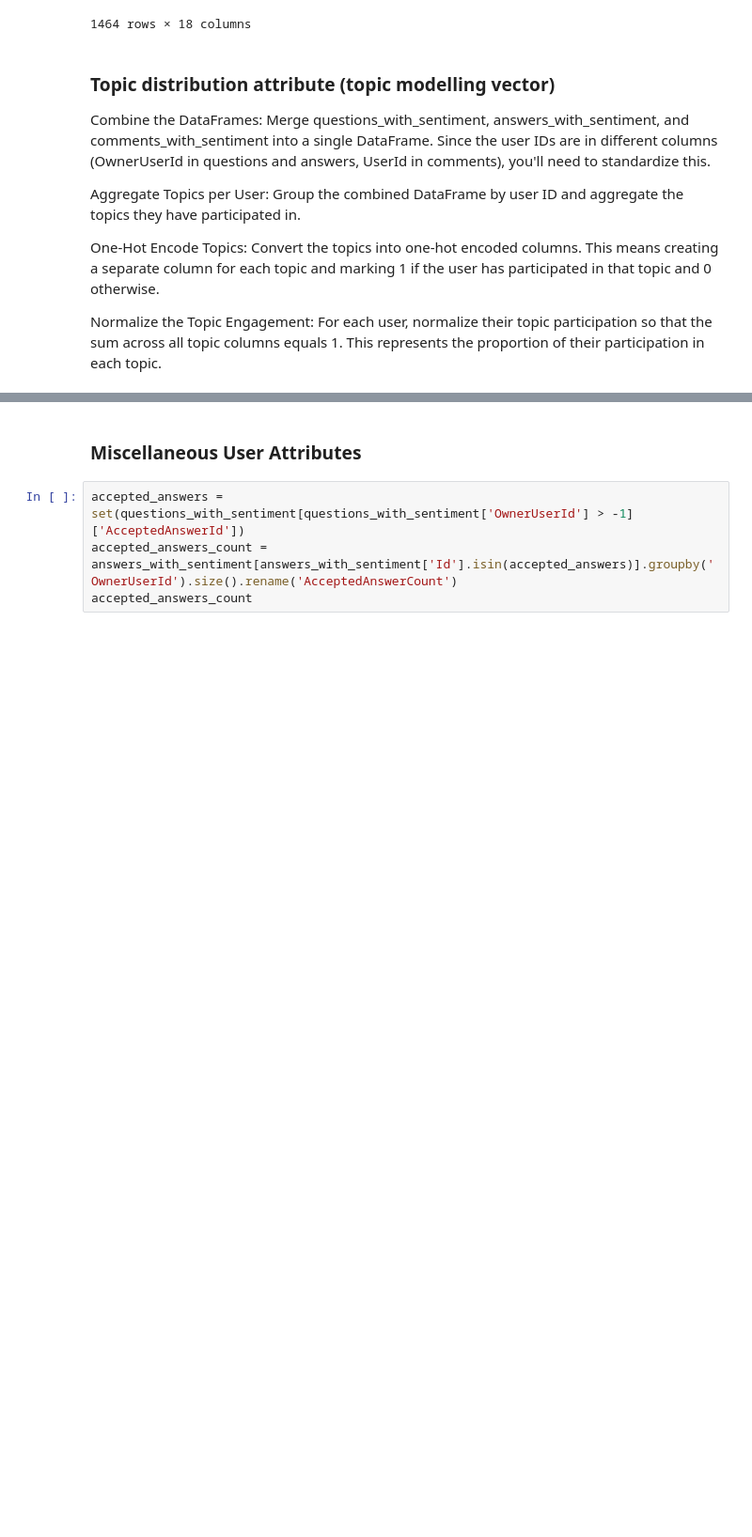
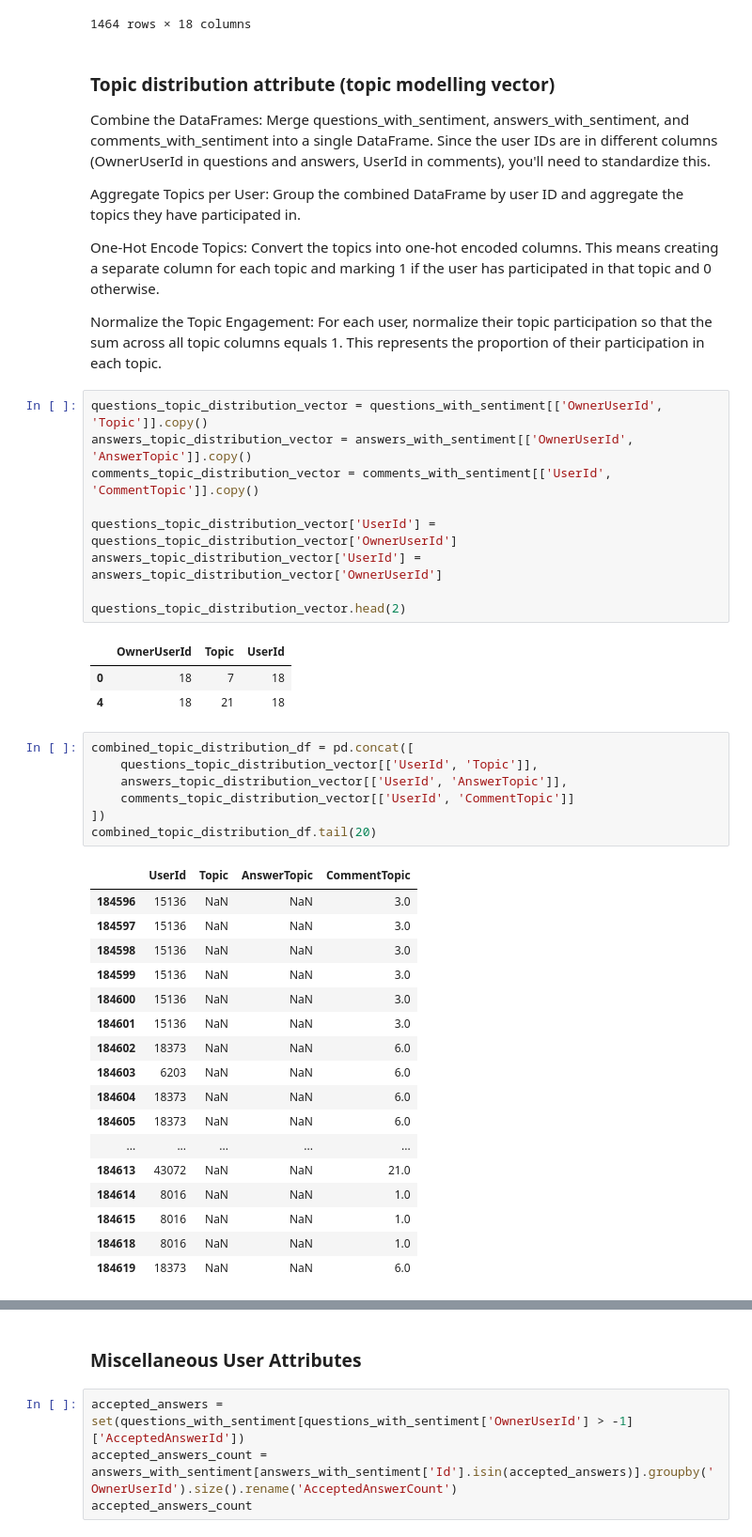
Before and after one commit to pierrehogenhaug/stackexchange_politics, a Jupyter notebook: sentiment.ipynb, the cells around one changed output, grey strips where cells are left out. Shown: that part at 94% size. Drawn from its saved outputs; the diff is of its cells as text; blank space fills up the shorter version.

```diff
--- a/sentiment.ipynb
+++ b/sentiment.ipynb
@@ -306,3 +292,41 @@ Aggregate Topics per User: Group the combined DataFrame by user ID and aggregate
 One-Hot Encode Topics: Convert the topics into one-hot encoded columns. This means creating a separate column for each topic and marking 1 if the user has participated in that topic and 0 otherwise.
 
 Normalize the Topic Engagement: For each user, normalize their topic participation so that the sum across all topic columns equals 1. This represents the proportion of their participation in each topic.
+# %%
+questions_topic_distribution_vector = questions_with_sentiment[['OwnerUserId', 'Topic']].copy()
+answers_topic_distribution_vector = answers_with_sentiment[['OwnerUserId', 'AnswerTopic']].copy()
+comments_topic_distribution_vector = comments_with_sentiment[['UserId', 'CommentTopic']].copy()
+
+questions_topic_distribution_vector['UserId'] = questions_topic_distribution_vector['OwnerUserId']
+answers_topic_distribution_vector['UserId'] = answers_topic_distribution_vector['OwnerUserId']
+
+questions_topic_distribution_vector.head(2)
+# %% [output]
+|  | OwnerUserId | Topic | UserId |
+| 0 | 18 | 7 | 18 |
+| 4 | 18 | 21 | 18 |
+# %%
+combined_topic_distribution_df = pd.concat([
+    questions_topic_distribution_vector[['UserId', 'Topic']],
+    answers_topic_distribution_vector[['UserId', 'AnswerTopic']],
+    comments_topic_distribution_vector[['UserId', 'CommentTopic']]
+])
+combined_topic_distribution_df.tail(20)
+# %% [output]
+|  | UserId | Topic | AnswerTopic | CommentTopic |
+| 184596 | 15136 | NaN | NaN | 3.0 |
+| 184597 | 15136 | NaN | NaN | 3.0 |
+| 184598 | 15136 | NaN | NaN | 3.0 |
+| 184599 | 15136 | NaN | NaN | 3.0 |
+| 184600 | 15136 | NaN | NaN | 3.0 |
+| 184601 | 15136 | NaN | NaN | 3.0 |
+| 184602 | 18373 | NaN | NaN | 6.0 |
+| 184603 | 6203 | NaN | NaN | 6.0 |
+| 184604 | 18373 | NaN | NaN | 6.0 |
+| 184605 | 18373 | NaN | NaN | 6.0 |
+| ... | ... | ... | ... | ... |
+| 184613 | 43072 | NaN | NaN | 21.0 |
+| 184614 | 8016 | NaN | NaN | 1.0 |
+| 184615 | 8016 | NaN | NaN | 1.0 |
+| 184618 | 8016 | NaN | NaN | 1.0 |
+| 184619 | 18373 | NaN | NaN | 6.0 |
```
Also changed, not shown: parts of 2 cells of this notebook, 2 other files.
